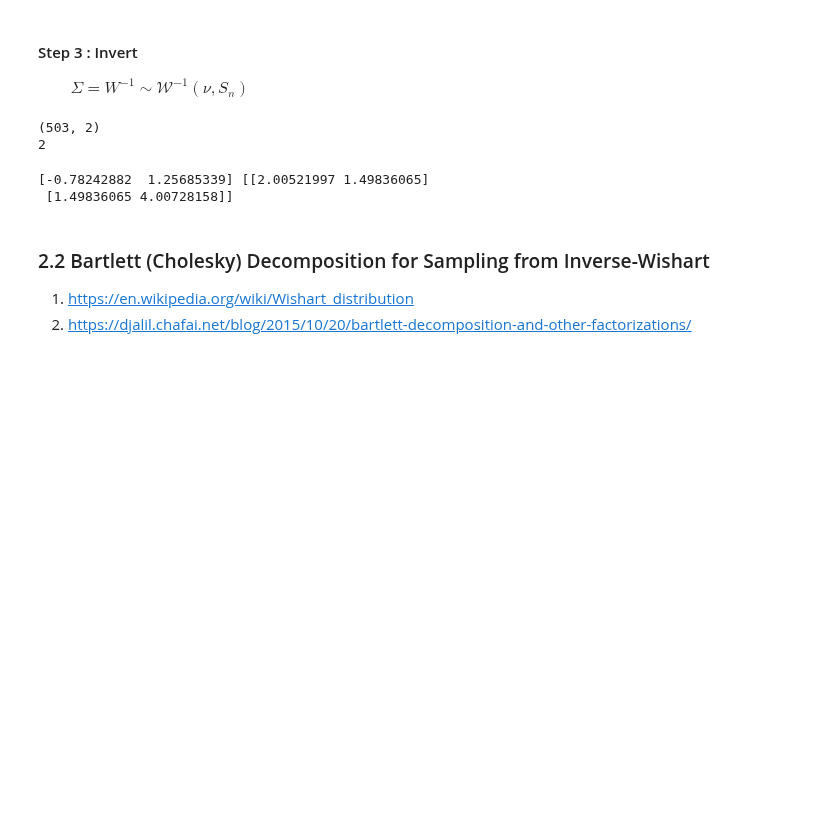
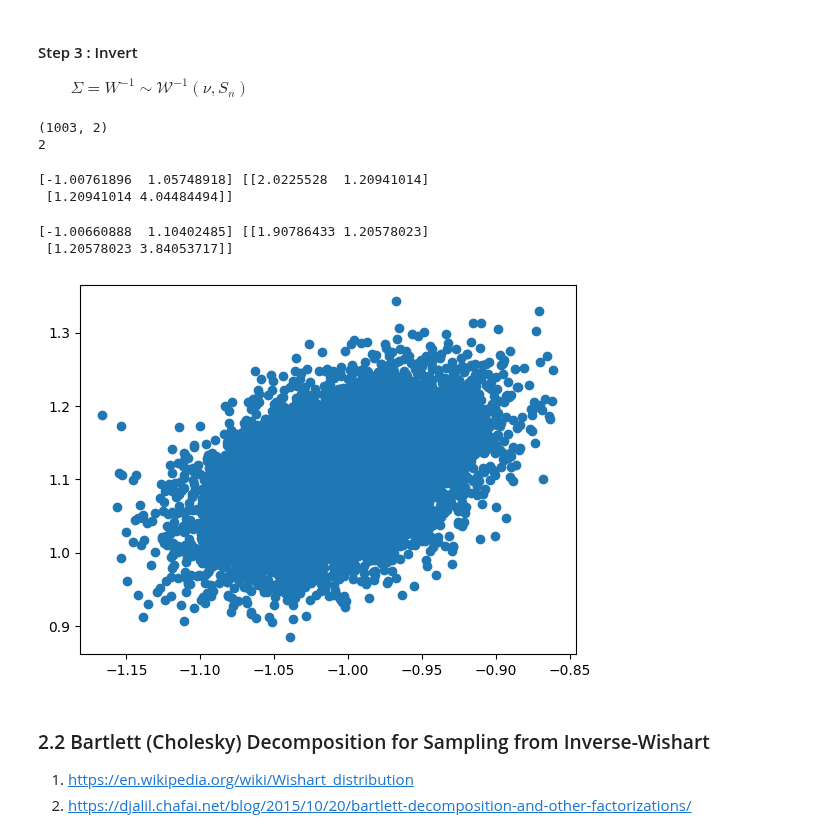
Before and after one commit to jimmyjz1127/bayesian-mixture-model-missing-data, a Jupyter notebook: Week1/BayesianInference.ipynb, the cells around one changed output. Cells and saved outputs as stored; diff of their text form; code cells hidden in the pictures; blank space fills up the shorter version.

Commit message:
Added plots to week1 bayesianinference to show 2D distribution over mu. Also changed burin quantities

```diff
--- a/Week1/BayesianInference.ipynb
+++ b/Week1/BayesianInference.ipynb
@@ -18,7 +18,7 @@ rng = np.random.default_rng(random_seed)
 # %%
 μ = np.array([-1, 1])
 Σ = np.array([[2, 1.3], [1.3, 4]])
-X = np.random.multivariate_normal(μ, Σ, size=500)
+X = np.random.multivariate_normal(μ, Σ, size=1000)
 # %% [markdown]
 # 2 Bayesian Inference Setup
 # %% [markdown]
@@ -142,15 +141,28 @@ def gibbs(X, num_iters, num_burn, eps=1e-14):
 
     return μ_samples[num_burn:], Σ_samples[num_burn:]
 # %%
-mus, sigmas = gibbs(X,10000, 100)
+mus, sigmas = gibbs(X,10000, 2500)
 # %% [output]
-(503, 2)
+(1003, 2)
 2
 # %%
 print(mus[-1], sigmas[-1])
 # %% [output]
-[-0.78242882  1.25685339] [[2.00521997 1.49836065]
- [1.49836065 4.00728158]]
+[-1.00761896  1.05748918] [[2.0225528  1.20941014]
+ [1.20941014 4.04484494]]
+# %%
+mu_est = mus.mean(axis=0)
+sigma_est = sigmas.mean(axis=0)
+
+print(mu_est, sigma_est)
+# %% [output]
+[-1.00660888  1.10402485] [[1.90786433 1.20578023]
+ [1.20578023 3.84053717]]
+# %%
+plt.scatter(mus[:,0],mus[:,1])
+plt.show()
+# %% [output]
+[figure, added]
 # %% [markdown]
 ### 2.2 Bartlett (Cholesky) Decomposition for Sampling from Inverse-Wishart
 1. https://en.wikipedia.org/wiki/Wishart_distribution
```
Also changed, not shown: parts of 8 cells of this notebook, 1 other file.
